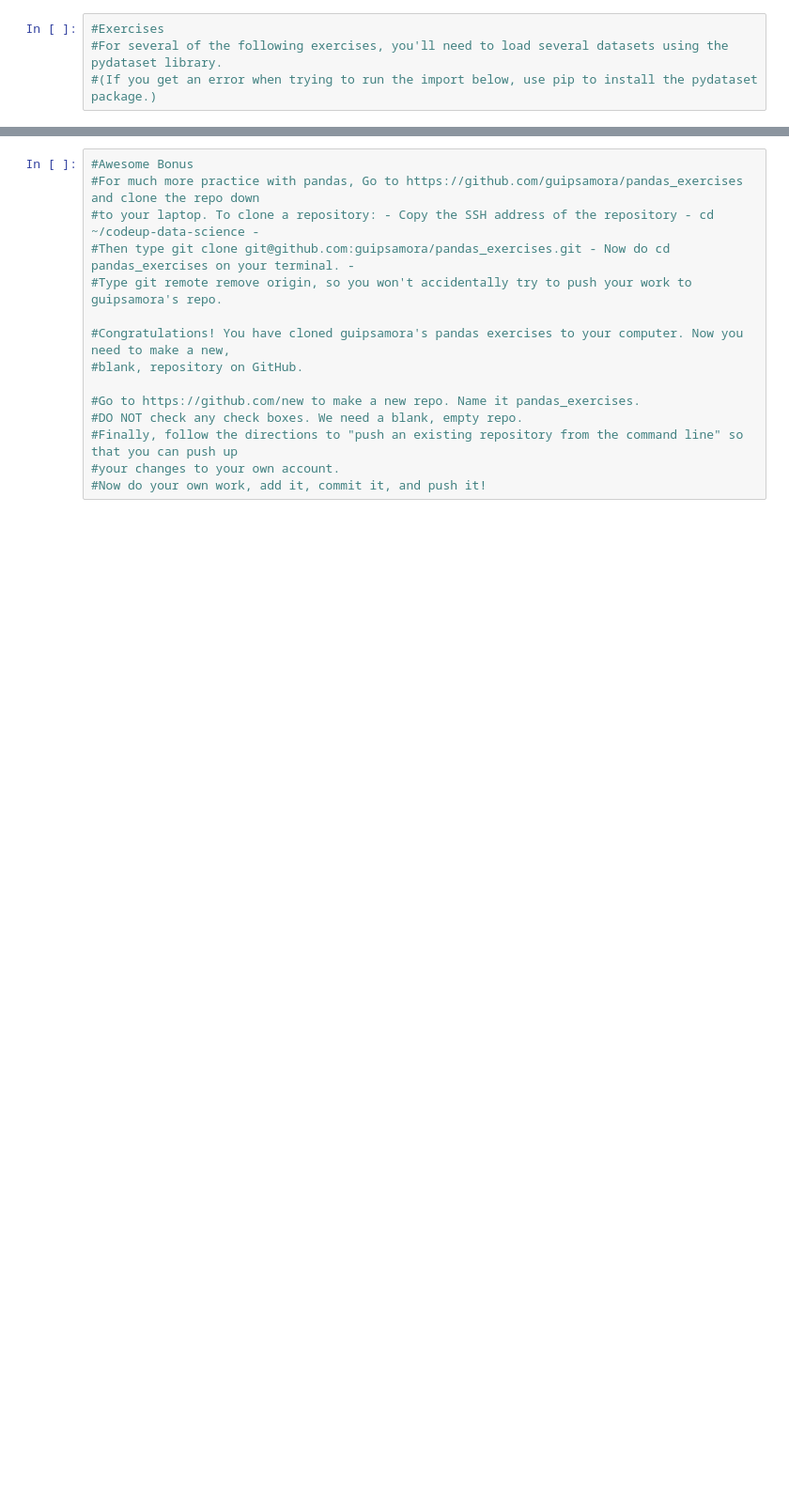
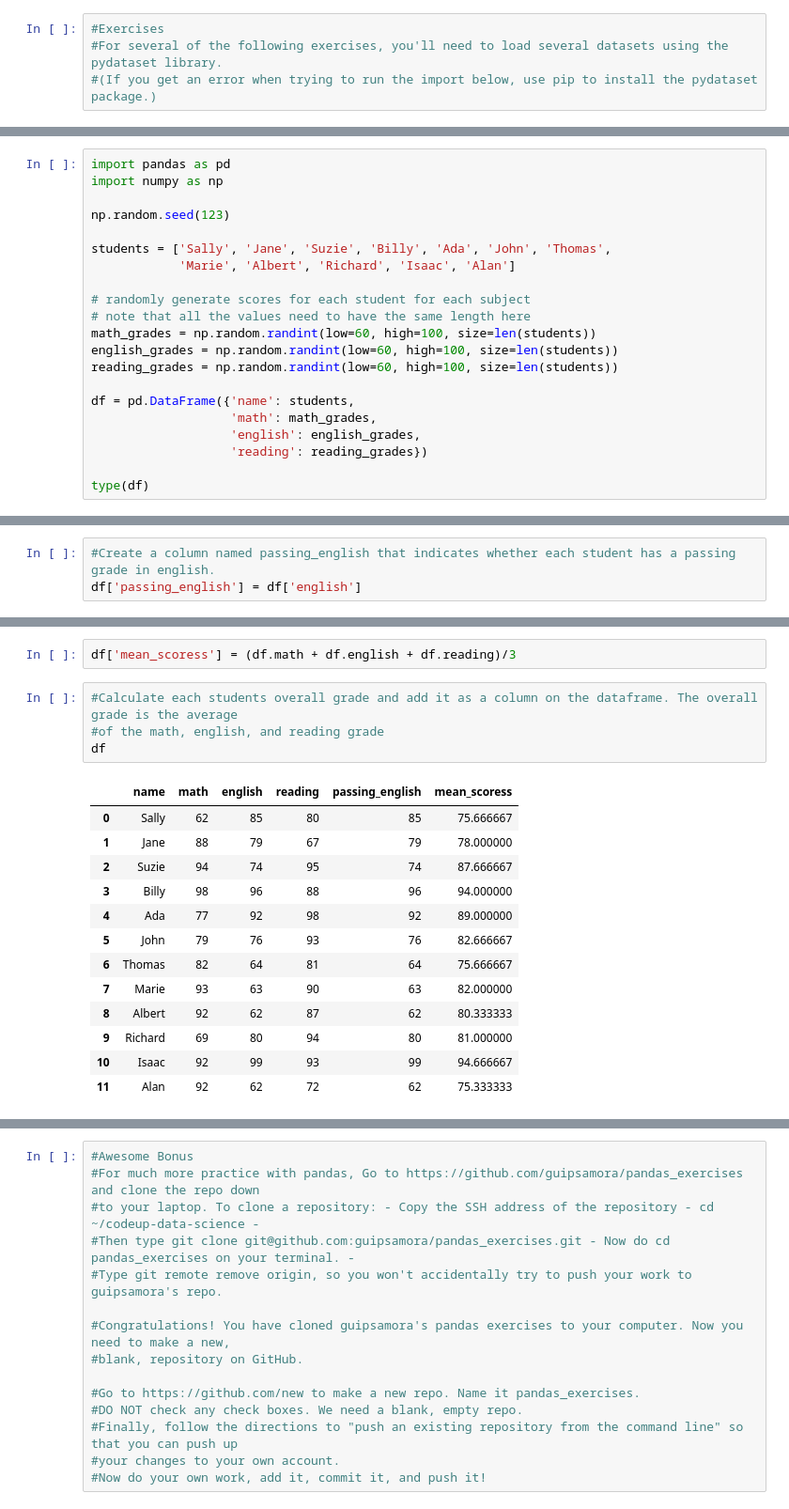
Before and after one commit to raedownen/numpy-pandas-visualization-exercises, a Jupyter notebook: dataframe_exercises.ipynb, the cells around one changed output, grey strips where cells are left out. Shown: that part at 94% size. Cells and saved outputs as stored; diff of their text form; blank space fills up the shorter version.

Commit message:
added notes

```diff
--- a/dataframe_exercises.ipynb
+++ b/dataframe_exercises.ipynb
@@ -69,0 +19,21 @@ Copy the code from the lesson to create a dataframe full of student grades.
+# %%
+import pandas as pd
+import numpy as np
+
+np.random.seed(123)
+
+students = ['Sally', 'Jane', 'Suzie', 'Billy', 'Ada', 'John', 'Thomas',
+            'Marie', 'Albert', 'Richard', 'Isaac', 'Alan']
+
+# randomly generate scores for each student for each subject
+# note that all the values need to have the same length here
+math_grades = np.random.randint(low=60, high=100, size=len(students))
+english_grades = np.random.randint(low=60, high=100, size=len(students))
+reading_grades = np.random.randint(low=60, high=100, size=len(students))
+
+df = pd.DataFrame({'name': students,
+                   'math': math_grades,
+                   'english': english_grades,
+                   'reading': reading_grades})
+
+type(df)
@@ -69,0 +58,3 @@ Copy the code from the lesson to create a dataframe full of student grades.
+# %%
+#Create a column named passing_english that indicates whether each student has a passing grade in english.
+df['passing_english'] = df['english']
@@ -69,0 +124,20 @@ Copy the code from the lesson to create a dataframe full of student grades.
+# %%
+df['mean_scoress'] = (df.math + df.english + df.reading)/3
+# %%
+#Calculate each students overall grade and add it as a column on the dataframe. The overall grade is the average
+#of the math, english, and reading grade
+df
+# %% [output]
+|  | name | math | english | reading | passing_english | mean_scoress |
+| 0 | Sally | 62 | 85 | 80 | 85 | 75.666667 |
+| 1 | Jane | 88 | 79 | 67 | 79 | 78.000000 |
+| 2 | Suzie | 94 | 74 | 95 | 74 | 87.666667 |
+| 3 | Billy | 98 | 96 | 88 | 96 | 94.000000 |
+| 4 | Ada | 77 | 92 | 98 | 92 | 89.000000 |
+| 5 | John | 79 | 76 | 93 | 76 | 82.666667 |
+| 6 | Thomas | 82 | 64 | 81 | 64 | 75.666667 |
+| 7 | Marie | 93 | 63 | 90 | 63 | 82.000000 |
+| 8 | Albert | 92 | 62 | 87 | 62 | 80.333333 |
+| 9 | Richard | 69 | 80 | 94 | 80 | 81.000000 |
+| 10 | Isaac | 92 | 99 | 93 | 99 | 94.666667 |
+| 11 | Alan | 92 | 62 | 72 | 62 | 75.333333 |
```
Also changed, not shown: parts of 68 cells of this notebook.
